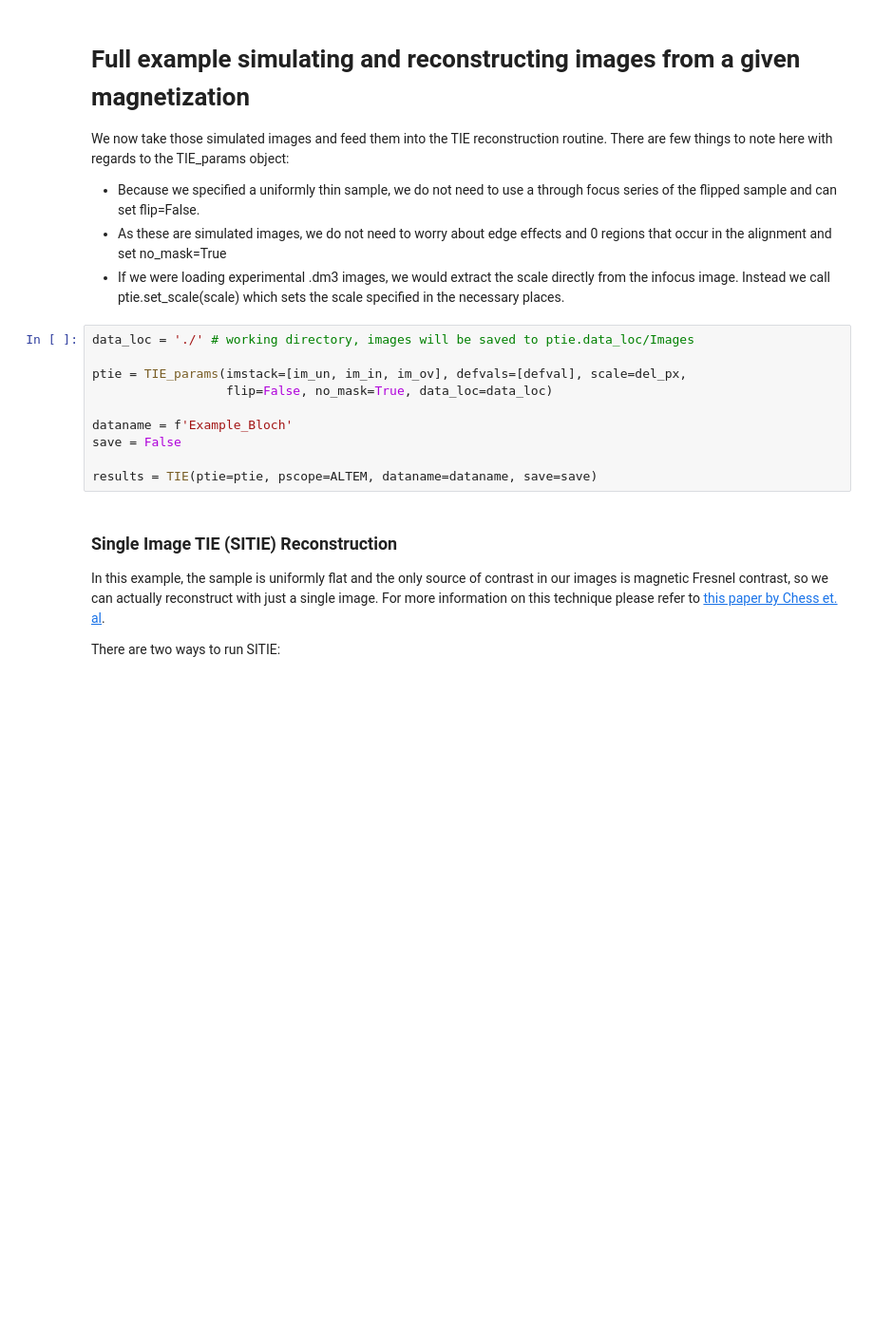
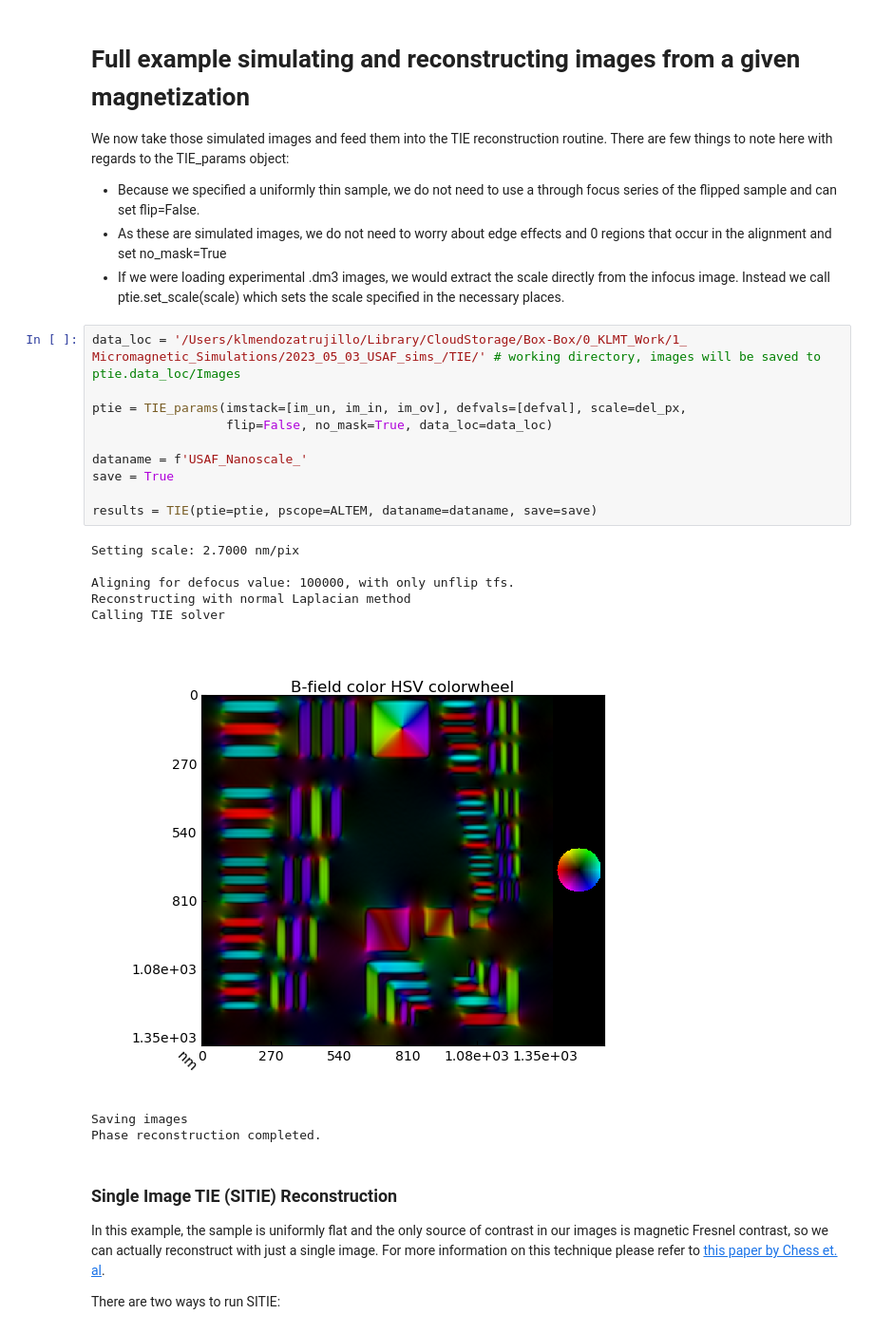
Before and after one commit to KaynaL-MT/PyLorentz, a Jupyter notebook: Examples/SIM_template.ipynb, the cells around one changed output. Shown at 95% size. Drawn from its saved outputs; the diff is of its cells as text; blank space fills up the shorter version.

```diff
--- a/Examples/SIM_template.ipynb
+++ b/Examples/SIM_template.ipynb
@@ -246,15 +344,24 @@ We now take those simulated images and feed them into the TIE reconstruction rou
 * As these are simulated images, we do not need to worry about edge effects and 0 regions that occur in the alignment and set no_mask=True
 * If we were loading experimental .dm3 images, we would extract the scale directly from the infocus image. Instead we call ptie.set_scale(scale) which sets the scale specified in the necessary places.
 # %%
-data_loc = './' # working directory, images will be saved to ptie.data_loc/Images
+data_loc = '/Users/klmendozatrujillo/Library/CloudStorage/Box-Box/0_KLMT_Work/1_ Micromagnetic_Simulations/2023_05_03_USAF_sims_/TIE/' # working directory, images will be saved to ptie.data_loc/Images
 
 ptie = TIE_params(imstack=[im_un, im_in, im_ov], defvals=[defval], scale=del_px,
                   flip=False, no_mask=True, data_loc=data_loc)
 
-dataname = f'Example_Bloch'
-save = False
+dataname = f'USAF_Nanoscale_'
+save = True
 
 results = TIE(ptie=ptie, pscope=ALTEM, dataname=dataname, save=save)
+# %% [output]
+Setting scale: 2.7000 nm/pix
+
+Aligning for defocus value: 100000, with only unflip tfs.
+Reconstructing with normal Laplacian method
+Calling TIE solver
+[figure, added]
+Saving images
+Phase reconstruction completed.
 # %% [markdown]
 ### Single Image TIE (SITIE) Reconstruction
 In this example, the sample is uniformly flat and the only source of contrast in our images is magnetic Fresnel contrast, so we can actually reconstruct with just a single image. For more information on this technique please refer to [this paper by Chess et. al](https://doi.org/10.1016/j.ultramic.2017.02.004).
```
Also changed, not shown: parts of 10 cells of this notebook, 5 other files.
